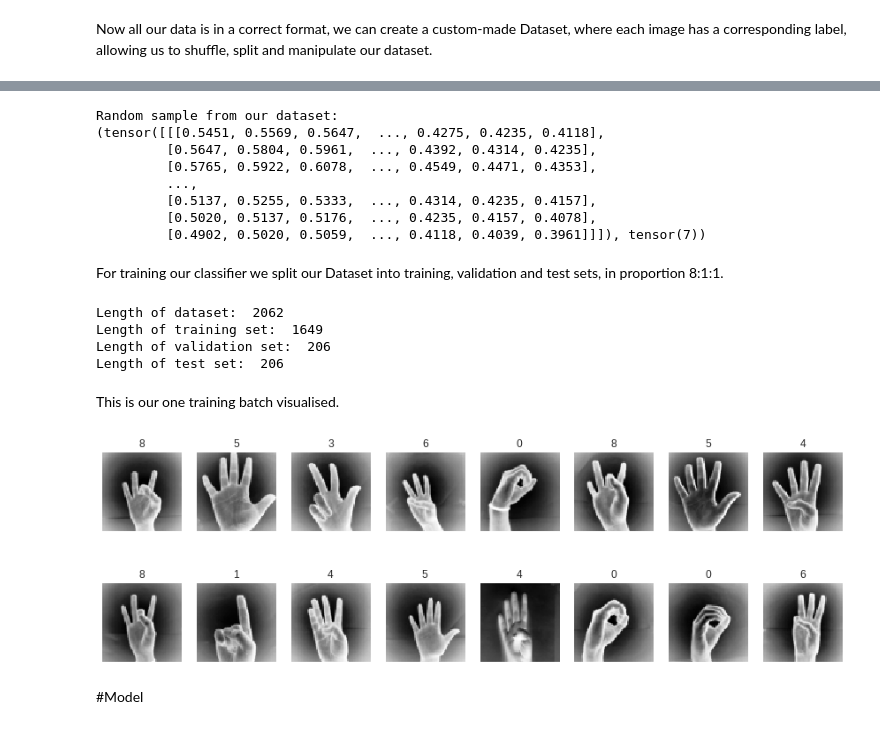
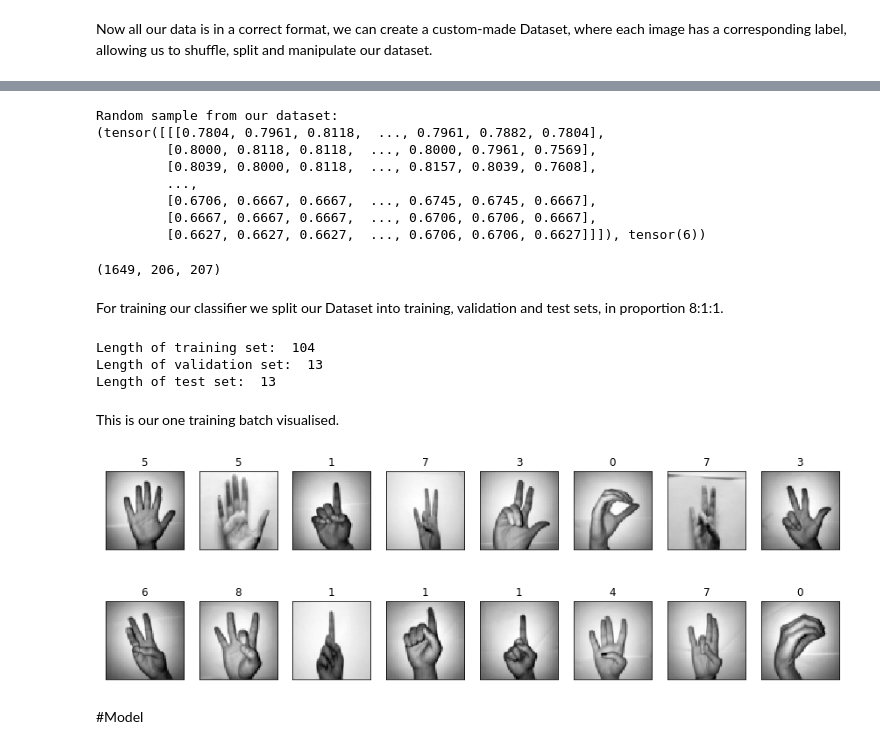
Before and after one commit to coalaroot/Pytorch-challenge-side-project, a Jupyter notebook: model/Sign_Language_Classifier.ipynb, the cells around one changed output, grey strips where cells are left out. Drawn from its saved outputs; the diff is of its cells as text; code cells hidden in the pictures.

Commit message:
update model/Sign_Language_Classifier.ipynb, update net.py & update model_sl.pt - newly updated model

```diff
--- a/model/Sign_Language_Classifier.ipynb
+++ b/model/Sign_Language_Classifier.ipynb
@@ -121,2 +155,5 @@ for idx in range(10):
 # %% [markdown]
 Now all our data is in a correct format, we can create a custom-made Dataset, where each image has a corresponding label, allowing us to shuffle, split and manipulate our dataset.
+# %%
+images_train, images_test, labels_train, labels_test = train_test_split(images, labels, test_size=0.2, stratify=labels, random_state=42)
+images_val, images_test, labels_val, labels_test =  train_test_split(images_test, labels_test, test_size=0.5, stratify=labels_test, random_state=42)
@@ -138,80 +228,67 @@ class Dataset(Dataset):
         label = self.labels[idx]
 
         return image, label
-sign_language_dataset = Dataset(images, labels)
+train_sign_language_dataset = Dataset(images_train, labels_train)
+val_sign_language_dataset = Dataset(images_val, labels_val)
+test_sign_language_dataset = Dataset(images_test, labels_test)
 
 print("Random sample from our dataset: ")
-print(sign_language_dataset[1500])
+print(train_sign_language_dataset[1000])
 # %% [output]
 Random sample from our dataset:
-(tensor([[[0.5451, 0.5569, 0.5647,  ..., 0.4275, 0.4235, 0.4118],
-         [0.5647, 0.5804, 0.5961,  ..., 0.4392, 0.4314, 0.4235],
-         [0.5765, 0.5922, 0.6078,  ..., 0.4549, 0.4471, 0.4353],
+(tensor([[[0.7804, 0.7961, 0.8118,  ..., 0.7961, 0.7882, 0.7804],
+         [0.8000, 0.8118, 0.8118,  ..., 0.8000, 0.7961, 0.7569],
+         [0.8039, 0.8000, 0.8118,  ..., 0.8157, 0.8039, 0.7608],
          ...,
-         [0.5137, 0.5255, 0.5333,  ..., 0.4314, 0.4235, 0.4157],
-         [0.5020, 0.5137, 0.5176,  ..., 0.4235, 0.4157, 0.4078],
-         [0.4902, 0.5020, 0.5059,  ..., 0.4118, 0.4039, 0.3961]]]), tensor(7))
+         [0.6706, 0.6667, 0.6667,  ..., 0.6745, 0.6745, 0.6667],
+         [0.6667, 0.6667, 0.6667,  ..., 0.6706, 0.6706, 0.6667],
+         [0.6627, 0.6627, 0.6627,  ..., 0.6706, 0.6706, 0.6627]]]), tensor(6))
+# %%
+len(train_sign_language_dataset), len(val_sign_language_dataset), len(test_sign_language_dataset)
+# %% [output]
+(1649, 206, 207)
 # %% [markdown]
 For training our classifier we split our Dataset into training, validation and test sets, in proportion 8:1:1.
 # %%
 # initiate parameters for splitting our data
 num_workers = 1
 batch_size =16
-valid_size = 0.1
-test_size = 0.1
 
-num_train = len(sign_language_dataset)
-indices = list(range(num_train))
-np.random.shuffle(indices)
-
-split = int(np.floor(0.8 * num_train))
-split_1 = int(np.floor(0.1 * num_train))
-split_2 = split+split_1
-
-train_idx, valid_idx, test_idx = (indices[:split], indices[split:split_2],
-                                  indices[split_2+1:])
 
 # define samplers for obtaining training, validation and test batches
-train_sampler = SubsetRandomSampler(train_idx)
-valid_sampler = SubsetRandomSampler(valid_idx)
-test_sampler =  SubsetRandomSampler(test_idx)
+
 # load our batches
-train_loader = torch.utils.data.DataLoader(sign_language_dataset,
+train_loader = torch.utils.data.DataLoader(train_sign_language_dataset,
                                            batch_size=batch_size,
-                                           sampler=train_sampler,
                                            num_workers=num_workers)
-valid_loader = torch.utils.data.DataLoader(sign_language_dataset,
+valid_loader = torch.utils.data.DataLoader(val_sign_language_dataset,
                                            batch_size=batch_size,
-                                           sampler=valid_sampler,
                                            num_workers=num_workers)
-test_loader = torch.utils.data.DataLoader(sign_language_dataset,
+test_loader = torch.utils.data.DataLoader(test_sign_language_dataset,
                                            batch_size=batch_size,
-                                           sampler=test_sampler,
                                            num_workers=num_workers)
-len(train_idx), len(indices),len(valid_idx), len(test_idx)
-print("Length of dataset: ",len(indices))
-print("Length of training set: ",len(train_idx))
-print("Length of validation set: ",len(valid_idx))
-print("Length of test set: ",len(test_idx))
+
+print("Length of training set: ",len(train_loader))
+print("Length of validation set: ",len(valid_loader))
+print("Length of test set: ",len(test_loader))
 # %% [output]
-Length of dataset:  2062
-Length of training set:  1649
-Length of validation set:  206
-Length of test set:  206
+Length of training set:  104
+Length of validation set:  13
+Length of test set:  13
 # %% [markdown]
 This is our one training batch visualised.
 # %%
 # obtain one batch of training images and plot these images
 dataiter = iter(train_loader)
 images, labels = dataiter.next()
 
 fig = plt.figure(figsize=(15,5))
 for idx in np.arange(batch_size):
     ax = fig.add_subplot(2, batch_size/2, idx+1, xticks=[], yticks=[])
-    plt.imshow(images[idx][0])
+    plt.imshow(images[idx][0], cmap='gray')
     ax.set_title(classes[labels.tolist()[idx]])
 # %% [output]
-[figure, old version]
+[figure, new version]
 # %% [markdown]
 #Model
 # %% [markdown]
```
Also changed, not shown: parts of 25 cells of this notebook, 4 other files.
